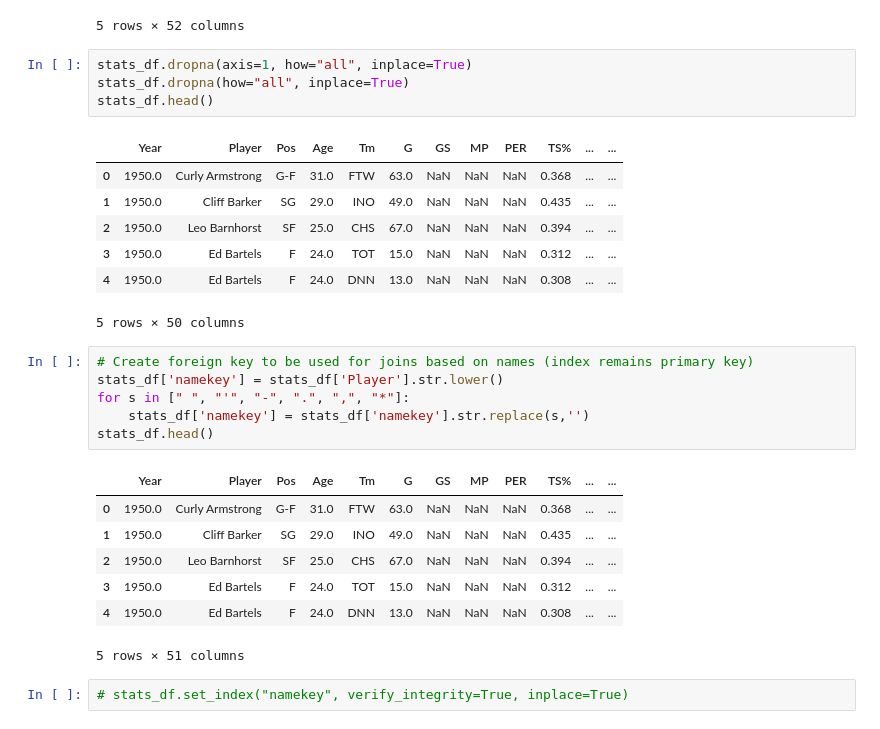
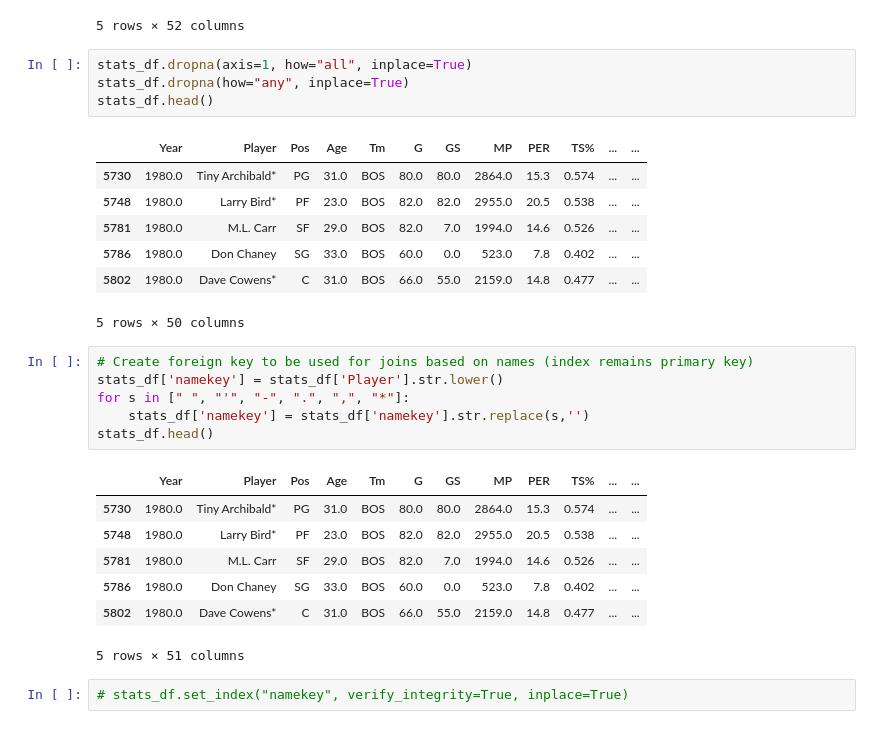
Before and after one commit to peterjorphan/13-ETL-Project, a Jupyter notebook: etl_stats.ipynb, the cells around one changed output. Drawn from its saved outputs; the diff is of its cells as text.

```diff
--- a/etl_stats.ipynb
+++ b/etl_stats.ipynb
@@ -18,15 +18,15 @@ stats_df.head()
 5 rows × 52 columns
 # %%
 stats_df.dropna(axis=1, how="all", inplace=True)
-stats_df.dropna(how="all", inplace=True)
+stats_df.dropna(how="any", inplace=True)
 stats_df.head()
 # %% [output]
 |  | Year | Player | Pos | Age | Tm | G | GS | MP | PER | TS% | ... | ... |
-| 0 | 1950.0 | Curly Armstrong | G-F | 31.0 | FTW | 63.0 | NaN | NaN | NaN | 0.368 | ... | ... |
-| 1 | 1950.0 | Cliff Barker | SG | 29.0 | INO | 49.0 | NaN | NaN | NaN | 0.435 | ... | ... |
-| 2 | 1950.0 | Leo Barnhorst | SF | 25.0 | CHS | 67.0 | NaN | NaN | NaN | 0.394 | ... | ... |
-| 3 | 1950.0 | Ed Bartels | F | 24.0 | TOT | 15.0 | NaN | NaN | NaN | 0.312 | ... | ... |
-| 4 | 1950.0 | Ed Bartels | F | 24.0 | DNN | 13.0 | NaN | NaN | NaN | 0.308 | ... | ... |
+| 5730 | 1980.0 | Tiny Archibald* | PG | 31.0 | BOS | 80.0 | 80.0 | 2864.0 | 15.3 | 0.574 | ... | ... |
+| 5748 | 1980.0 | Larry Bird* | PF | 23.0 | BOS | 82.0 | 82.0 | 2955.0 | 20.5 | 0.538 | ... | ... |
+| 5781 | 1980.0 | M.L. Carr | SF | 29.0 | BOS | 82.0 | 7.0 | 1994.0 | 14.6 | 0.526 | ... | ... |
+| 5786 | 1980.0 | Don Chaney | SG | 33.0 | BOS | 60.0 | 0.0 | 523.0 | 7.8 | 0.402 | ... | ... |
+| 5802 | 1980.0 | Dave Cowens* | C | 31.0 | BOS | 66.0 | 55.0 | 2159.0 | 14.8 | 0.477 | ... | ... |
 5 rows × 50 columns
 # %%
 # Create foreign key to be used for joins based on names (index remains primary key)
@@ -36,11 +36,11 @@ for s in [" ", "'", "-", ".", ",", "*"]:
 stats_df.head()
 # %% [output]
 |  | Year | Player | Pos | Age | Tm | G | GS | MP | PER | TS% | ... | ... |
-| 0 | 1950.0 | Curly Armstrong | G-F | 31.0 | FTW | 63.0 | NaN | NaN | NaN | 0.368 | ... | ... |
-| 1 | 1950.0 | Cliff Barker | SG | 29.0 | INO | 49.0 | NaN | NaN | NaN | 0.435 | ... | ... |
-| 2 | 1950.0 | Leo Barnhorst | SF | 25.0 | CHS | 67.0 | NaN | NaN | NaN | 0.394 | ... | ... |
-| 3 | 1950.0 | Ed Bartels | F | 24.0 | TOT | 15.0 | NaN | NaN | NaN | 0.312 | ... | ... |
-| 4 | 1950.0 | Ed Bartels | F | 24.0 | DNN | 13.0 | NaN | NaN | NaN | 0.308 | ... | ... |
+| 5730 | 1980.0 | Tiny Archibald* | PG | 31.0 | BOS | 80.0 | 80.0 | 2864.0 | 15.3 | 0.574 | ... | ... |
+| 5748 | 1980.0 | Larry Bird* | PF | 23.0 | BOS | 82.0 | 82.0 | 2955.0 | 20.5 | 0.538 | ... | ... |
+| 5781 | 1980.0 | M.L. Carr | SF | 29.0 | BOS | 82.0 | 7.0 | 1994.0 | 14.6 | 0.526 | ... | ... |
+| 5786 | 1980.0 | Don Chaney | SG | 33.0 | BOS | 60.0 | 0.0 | 523.0 | 7.8 | 0.402 | ... | ... |
+| 5802 | 1980.0 | Dave Cowens* | C | 31.0 | BOS | 66.0 | 55.0 | 2159.0 | 14.8 | 0.477 | ... | ... |
 5 rows × 51 columns
 # %%
 # stats_df.set_index("namekey", verify_integrity=True, inplace=True)
```
Also changed, not shown: parts of 6 cells of this notebook, 11 other files.
